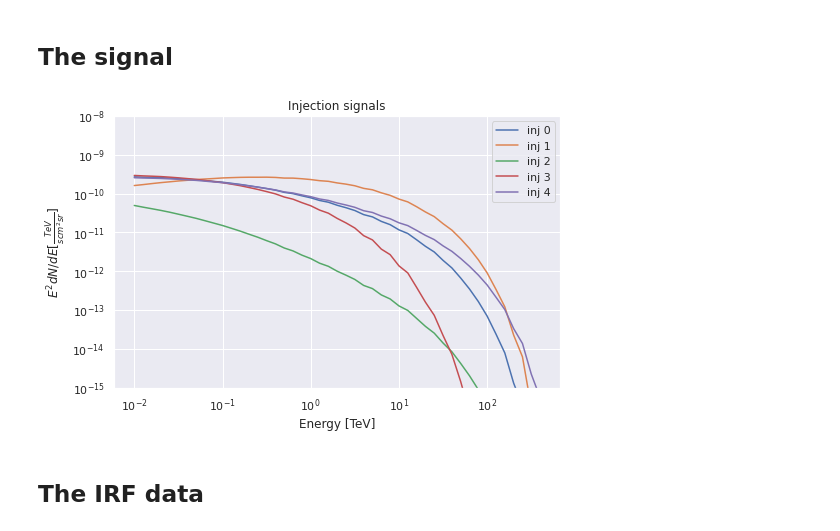
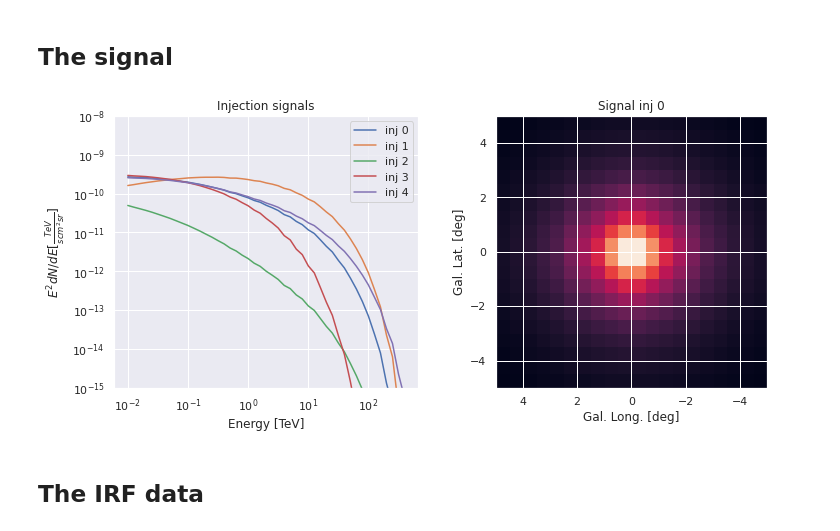
Before and after one commit to Harm1995/CTA-sensitivity, a Jupyter notebook: Count_maps.ipynb, the cells around one changed output. Drawn from its saved outputs; the diff is of its cells as text; code cells hidden in the pictures.

```diff
--- a/Count_maps.ipynb
+++ b/Count_maps.ipynb
@@ -97,4 +97,19 @@ ax.set_xlabel(r'Energy [TeV]')
 ax.set(title = 'Diffusive emmsion fluxes', xscale = 'log', yscale = 'log')
 ax.legend()
 plt.show()
+
+fig,ax = plt.subplots(2,4, figsize= (15,7))
+shrink = 1
+for i in range(4):
+  plot = ax[0][i].imshow(ics_ring_maps[i][energy_bin], extent = [roi,-roi,-roi,roi])
+  ax[0][i].set(xlabel = "Gal. Long. [deg]", ylabel = "Gal. Lat. [deg]", title = f'Ics ring {i}')
+  fig.colorbar(plot, ax = ax[0][i], shrink = shrink)
+
+for i in range(4):
+  plot = ax[1][i].imshow(GCE_ring_maps[i][energy_bin], extent = [roi,-roi,-roi,roi])
+  ax[1][i].set(xlabel = "Gal. Long. [deg]", ylabel = "Gal. Lat. [deg]",  title = f'gas cor ring {i}')
+  fig.colorbar(plot, ax = ax[1][i], shrink = shrink)
+
+fig.tight_layout()
+plt.show()
 # %% [output]
@@ -121,7 +137,7 @@ error2 = df_gce['error']/1000
 def func(E, *param):
   return (param[0] * E**-param[1])
 
-[a,b],errors = scipy.optimize.curve_fit(func,Fermi_eneriges_gce, Fermi_flux_gce,p0 = [[10**-8,2]])
+param,errors = scipy.optimize.curve_fit(func,Fermi_eneriges_gce, Fermi_flux_gce,p0 = [[10**-8,2]])
 fit_func1 = [func(E,*param) for E in Fermi_eneriges_gce]
 fit_func2 = [func(E,*param) for E in energies]
 
@@ -143,14 +159,14 @@ for E in energies:
   new_GCE_3.append(GCE_ring_3_temp * func(E, *param2))
   new_GCE_4.append(GCE_ring_4_temp * func(E, *param2))
 
-new_GCE_1 = np.array(new_GCE_1)
-new_GCE_2 = np.array(new_GCE_2)
-new_GCE_3 = np.array(new_GCE_3)
-new_GCE_4 = np.array(new_GCE_4)
+new_GCE_1 = np.array(new_GCE_1)*10**-6
+new_GCE_2 = np.array(new_GCE_2)*10**-6
+new_GCE_3 = np.array(new_GCE_3)*10**-6
+new_GCE_4 = np.array(new_GCE_4)*10**-6
 
 fermi_extra = []
 for i in range(47):
-  fermi_extra.append((np.mean(new_GCE_1[i]) + np.mean(new_GCE_2[i]) + np.mean(new_GCE_3[i]) + np.mean(new_GCE_4[i]) )*energies[i]**2)
+  fermi_extra.append((np.mean(new_GCE_1[i]) + np.mean(new_GCE_2[i]) + np.mean(new_GCE_3[i]) + np.mean(new_GCE_4[i]) )*energies[i]**2 * 10**6)
 
 
 
@@ -189,35 +205,39 @@ for inj in injections:
   temp_map2 = []
   for ring in range(1,5):
     NB_map = np.roll(fits.getdata(path_to_signal + 'NB_ring_'+ str(ring) +'_' + inj + '.fits', ext=0), 360, axis=2)[:, (180 - roi * 2):(180 + roi * 2), (360 - roi * 2):(360 + roi * 2)]
     F98_map = np.roll(fits.getdata(path_to_signal + 'NB_ring_'+ str(ring) +'_' + inj +  '.fits', ext=0), 360, axis=2)[:, (180 - roi * 2):(180 + roi * 2), (360 - roi * 2):(360 + roi * 2)]
     temp_map.append(NB_map)
     temp_map2.append(F98_map)
   tot1 = temp_map[0] + temp_map[1] + temp_map[2] + temp_map[3]
   tot2 = temp_map2[0] + temp_map2[1] + temp_map2[2] + temp_map2[3]
   NB_ring_maps.append(tot1)
   F98_ring_maps.append(tot2)
 
 NB_ring_maps = np.array(NB_ring_maps)
 F98_ring_maps = np.array(F98_ring_maps)
 
 l1 = [np.mean(NB_ring_maps[0][i] * energies[i]**2 * 10**6) for i in range(47)]
 l2 = [np.mean(NB_ring_maps[1][i] * energies[i]**2 * 10**6) for i in range(47)]
 l3 = [np.mean(NB_ring_maps[2][i] * energies[i]**2 * 10**6) for i in range(47)]
 l4 = [np.mean(NB_ring_maps[3][i] * energies[i]**2 * 10**6) for i in range(47)]
 l5 = [np.mean(NB_ring_maps[4][i] * energies[i]**2 * 10**6) for i in range(47)]
 
-fig,ax = plt.subplots(figsize = (8,5))
+fig,(ax, ax1) = plt.subplots(1,2, figsize = (12,5))
 ax.plot(energies, l1, label = "inj 0")
 ax.plot(energies, l2, label = "inj 1")
 ax.plot(energies, l3, label = "inj 2")
 ax.plot(energies, l4, label = "inj 3")
 ax.plot(energies, l5, label = "inj 4")
 ax.set(yscale = 'log', xscale= 'log', ylabel = r'$E^{2}dN/dE [\frac{TeV}{s cm^{2} sr}]$', xlabel = r'Energy [TeV]', title = 'Injection signals')
 ax.set_ylim(10**-15,10**-8)
 ax.legend()
+
+
+plot = ax1.imshow(NB_ring_maps[0][10], extent = [roi,-roi,-roi,roi])
+ax1.set(xlabel = "Gal. Long. [deg]", ylabel = "Gal. Lat. [deg]",  title = f'Signal inj 0')
 plt.show()
 # %% [output]
-[figure, old version]
+[figure, new version]
 # %% [markdown]
 ## The IRF data
 # %%
```
Also changed, not shown: parts of 9 cells of this notebook.
